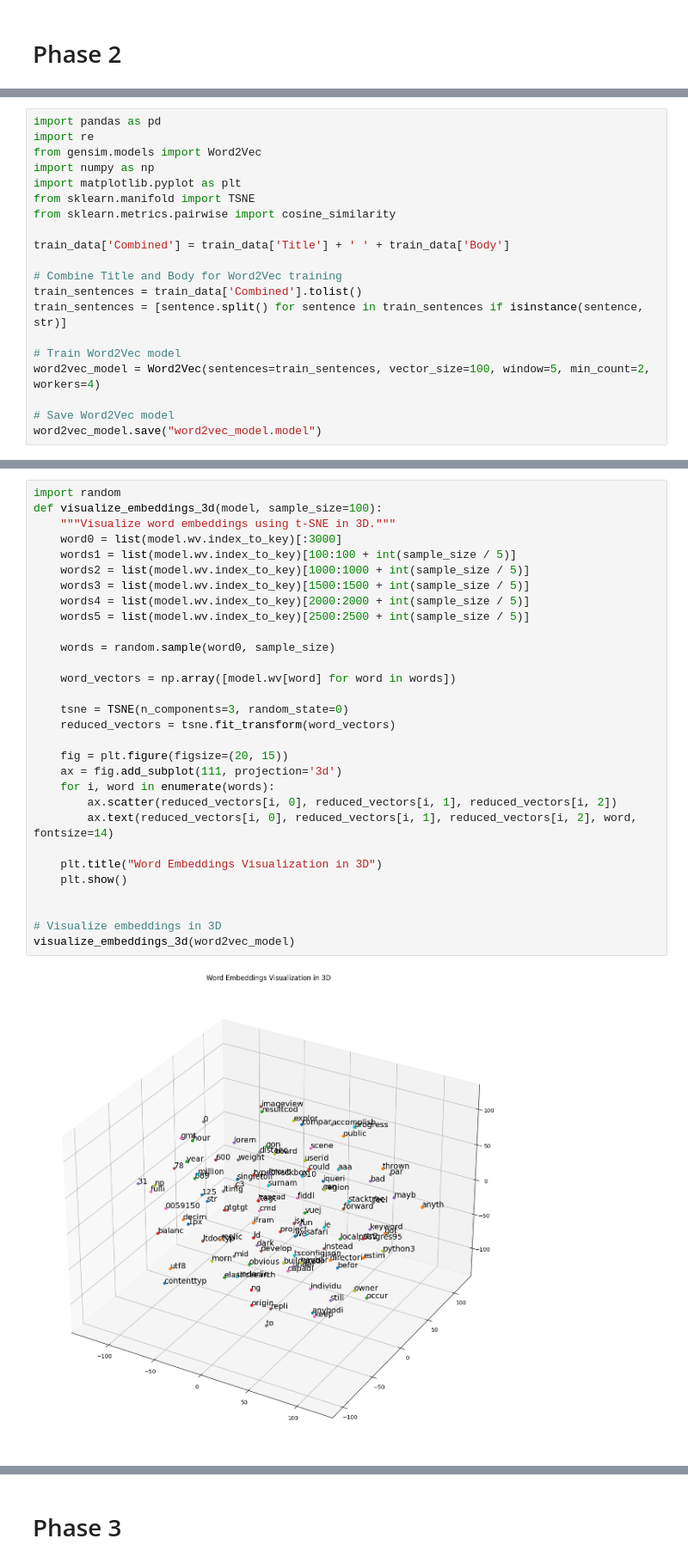
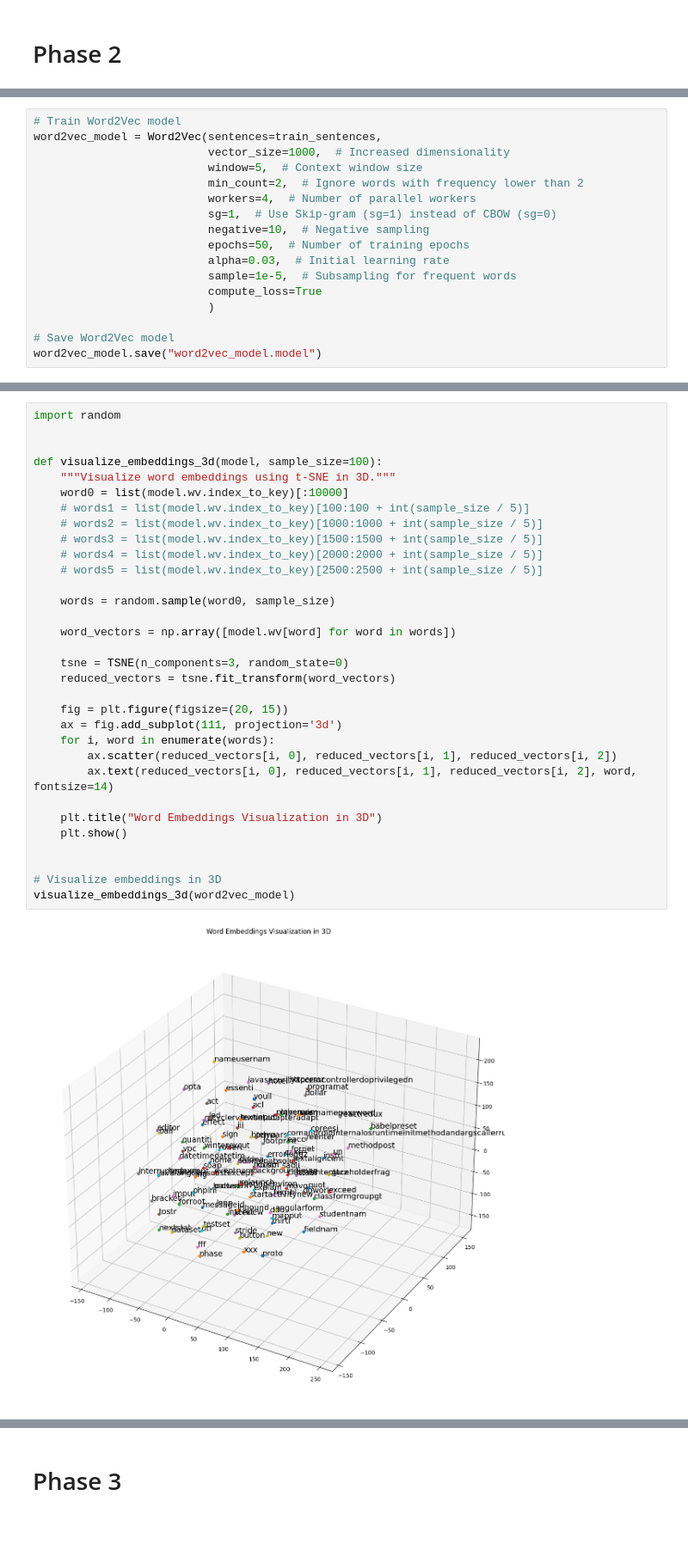
Before and after one commit to Iman9mo/NLP, a Jupyter notebook: project5.ipynb, the cells around one changed output, grey strips where cells are left out. Shown at 86% size. Saved outputs shown, nothing was run; the diff lists cells and outputs as text; blank space fills up the shorter version.

```diff
--- a/project5.ipynb
+++ b/project5.ipynb
@@ -75,20 +89,17 @@ Processed Train Data Sample:
 # %%
-import pandas as pd
-import re
-from gensim.models import Word2Vec
-import numpy as np
-import matplotlib.pyplot as plt
-from sklearn.manifold import TSNE
-from sklearn.metrics.pairwise import cosine_similarity
-
-train_data['Combined'] = train_data['Title'] + ' ' + train_data['Body']
-
-# Combine Title and Body for Word2Vec training
-train_sentences = train_data['Combined'].tolist()
-train_sentences = [sentence.split() for sentence in train_sentences if isinstance(sentence, str)]
-
 # Train Word2Vec model
-word2vec_model = Word2Vec(sentences=train_sentences, vector_size=100, window=5, min_count=2, workers=4)
+word2vec_model = Word2Vec(sentences=train_sentences,
+                          vector_size=1000,  # Increased dimensionality
+                          window=5,  # Context window size
+                          min_count=2,  # Ignore words with frequency lower than 2
+                          workers=4,  # Number of parallel workers
+                          sg=1,  # Use Skip-gram (sg=1) instead of CBOW (sg=0)
+                          negative=10,  # Negative sampling
+                          epochs=50,  # Number of training epochs
+                          alpha=0.03,  # Initial learning rate
+                          sample=1e-5,  # Subsampling for frequent words
+                          compute_loss=True
+                          )
 
 # Save Word2Vec model
 word2vec_model.save("word2vec_model.model")
@@ -99,35 +110,37 @@ len(train_sentences)
 # %%
 import random
+
+
 def visualize_embeddings_3d(model, sample_size=100):
     """Visualize word embeddings using t-SNE in 3D."""
-    word0 = list(model.wv.index_to_key)[:3000]
-    words1 = list(model.wv.index_to_key)[100:100 + int(sample_size / 5)]
-    words2 = list(model.wv.index_to_key)[1000:1000 + int(sample_size / 5)]
-    words3 = list(model.wv.index_to_key)[1500:1500 + int(sample_size / 5)]
-    words4 = list(model.wv.index_to_key)[2000:2000 + int(sample_size / 5)]
-    words5 = list(model.wv.index_to_key)[2500:2500 + int(sample_size / 5)]
+    word0 = list(model.wv.index_to_key)[:10000]
+    # words1 = list(model.wv.index_to_key)[100:100 + int(sample_size / 5)]
+    # words2 = list(model.wv.index_to_key)[1000:1000 + int(sample_size / 5)]
+    # words3 = list(model.wv.index_to_key)[1500:1500 + int(sample_size / 5)]
+    # words4 = list(model.wv.index_to_key)[2000:2000 + int(sample_size / 5)]
+    # words5 = list(model.wv.index_to_key)[2500:2500 + int(sample_size / 5)]
 
     words = random.sample(word0, sample_size)
 
     word_vectors = np.array([model.wv[word] for word in words])
 
     tsne = TSNE(n_components=3, random_state=0)
     reduced_vectors = tsne.fit_transform(word_vectors)
 
     fig = plt.figure(figsize=(20, 15))
     ax = fig.add_subplot(111, projection='3d')
     for i, word in enumerate(words):
         ax.scatter(reduced_vectors[i, 0], reduced_vectors[i, 1], reduced_vectors[i, 2])
         ax.text(reduced_vectors[i, 0], reduced_vectors[i, 1], reduced_vectors[i, 2], word, fontsize=14)
 
     plt.title("Word Embeddings Visualization in 3D")
     plt.show()
 
 
 # Visualize embeddings in 3D
 visualize_embeddings_3d(word2vec_model)
 # %% [output]
-[figure, old version]
+[figure, new version]
 # %%
 from sklearn.feature_extraction.text import TfidfVectorizer
 from sklearn.metrics.pairwise import cosine_similarity
```
Also changed, not shown: parts of 8 cells of this notebook, 7 other files.
